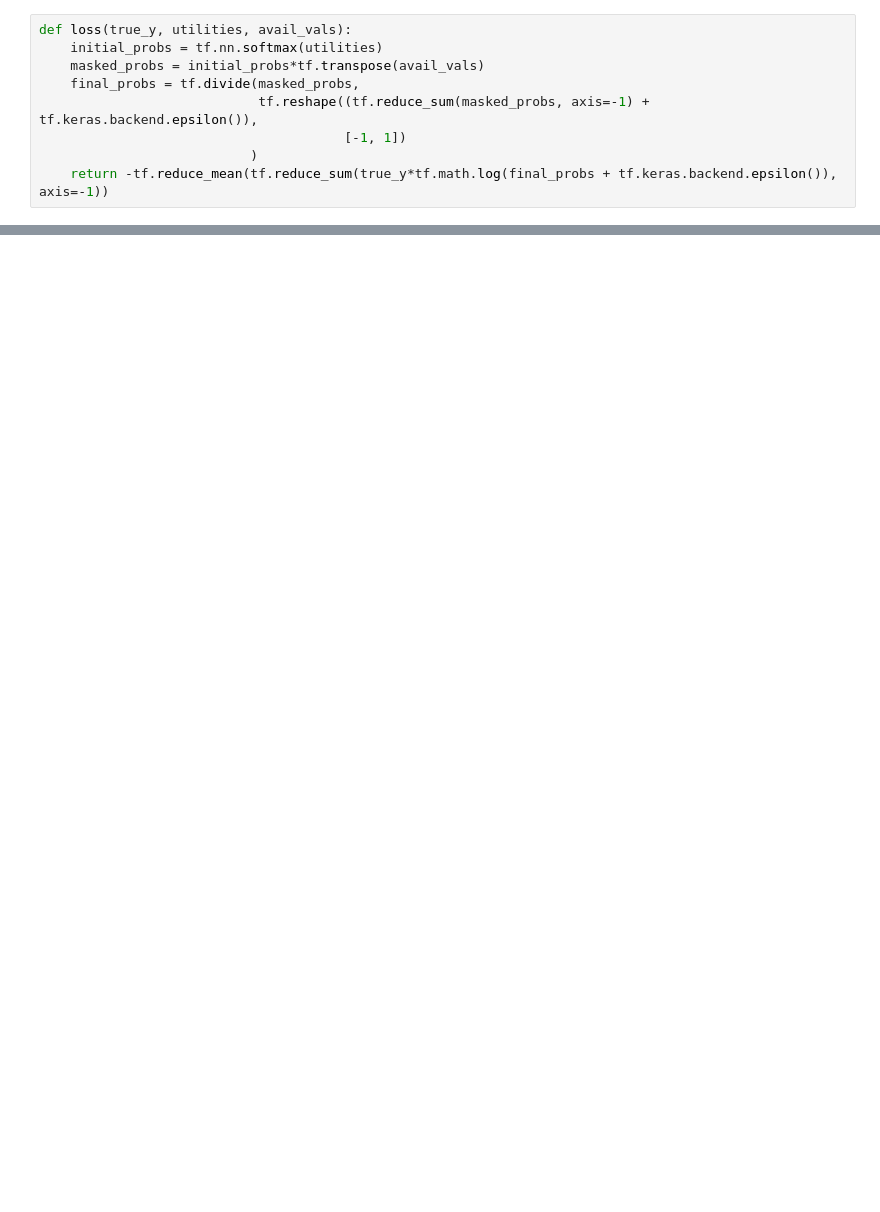
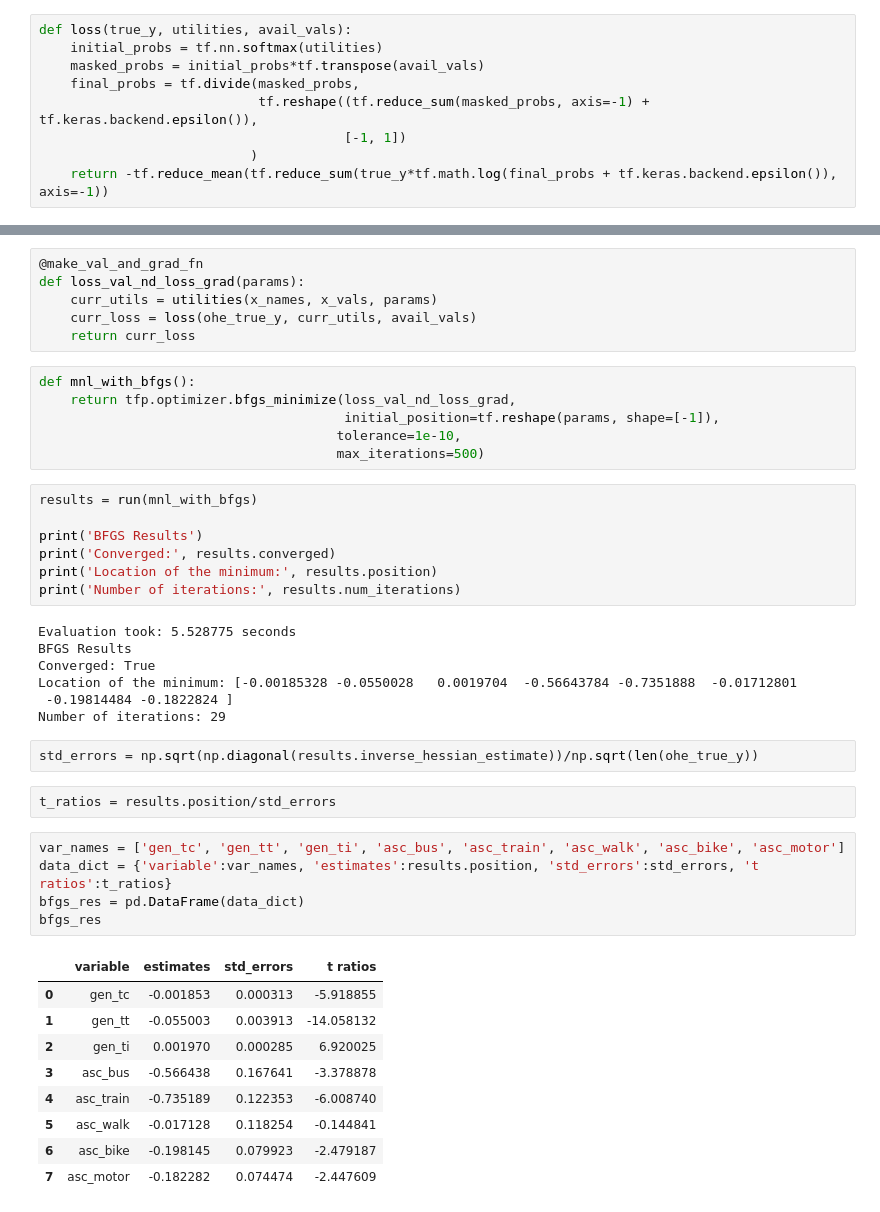
Before and after one commit to Obliquedbishop/CG_based_DCMs, a Jupyter notebook: discrete_choice_model.ipynb, the cells around one changed output, grey strips where cells are left out. Saved outputs shown, nothing was run; the diff lists cells and outputs as text; blank space fills up the shorter version.

```diff
--- a/discrete_choice_model.ipynb
+++ b/discrete_choice_model.ipynb
@@ -456,0 +536,45 @@ def loss(true_y, utilities, avail_vals):
+# %%
+@make_val_and_grad_fn
+def loss_val_nd_loss_grad(params):
+    curr_utils = utilities(x_names, x_vals, params)
+    curr_loss = loss(ohe_true_y, curr_utils, avail_vals)
+    return curr_loss
+# %%
+def mnl_with_bfgs():
+    return tfp.optimizer.bfgs_minimize(loss_val_nd_loss_grad,
+                                       initial_position=tf.reshape(params, shape=[-1]),
+                                      tolerance=1e-10,
+                                      max_iterations=500)
+# %%
+results = run(mnl_with_bfgs)
+
+print('BFGS Results')
+print('Converged:', results.converged)
+print('Location of the minimum:', results.position)
+print('Number of iterations:', results.num_iterations)
+# %% [output]
+Evaluation took: 5.528775 seconds
+BFGS Results
+Converged: True
+Location of the minimum: [-0.00185328 -0.0550028   0.0019704  -0.56643784 -0.7351888  -0.01712801
+ -0.19814484 -0.1822824 ]
+Number of iterations: 29
+# %%
+std_errors = np.sqrt(np.diagonal(results.inverse_hessian_estimate))/np.sqrt(len(ohe_true_y))
+# %%
+t_ratios = results.position/std_errors
+# %%
+var_names = ['gen_tc', 'gen_tt', 'gen_ti', 'asc_bus', 'asc_train', 'asc_walk', 'asc_bike', 'asc_motor']
+data_dict = {'variable':var_names, 'estimates':results.position, 'std_errors':std_errors, 't ratios':t_ratios}
+bfgs_res = pd.DataFrame(data_dict)
+bfgs_res
+# %% [output]
+|  | variable | estimates | std_errors | t ratios |
+| 0 | gen_tc | -0.001853 | 0.000313 | -5.918855 |
+| 1 | gen_tt | -0.055003 | 0.003913 | -14.058132 |
+| 2 | gen_ti | 0.001970 | 0.000285 | 6.920025 |
+| 3 | asc_bus | -0.566438 | 0.167641 | -3.378878 |
+| 4 | asc_train | -0.735189 | 0.122353 | -6.008740 |
+| 5 | asc_walk | -0.017128 | 0.118254 | -0.144841 |
+| 6 | asc_bike | -0.198145 | 0.079923 | -2.479187 |
+| 7 | asc_motor | -0.182282 | 0.074474 | -2.447609 |
```
Also changed, not shown: parts of 34 cells of this notebook.
